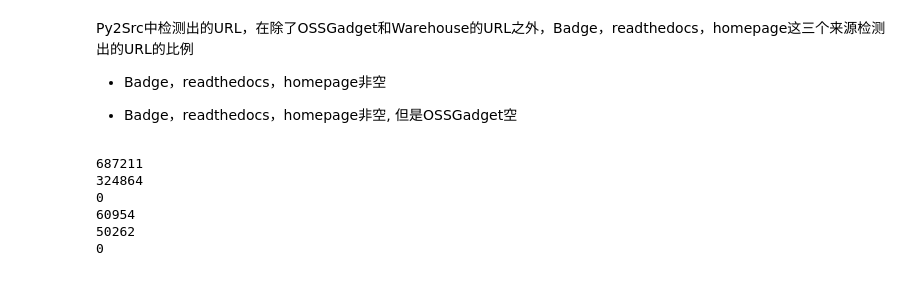
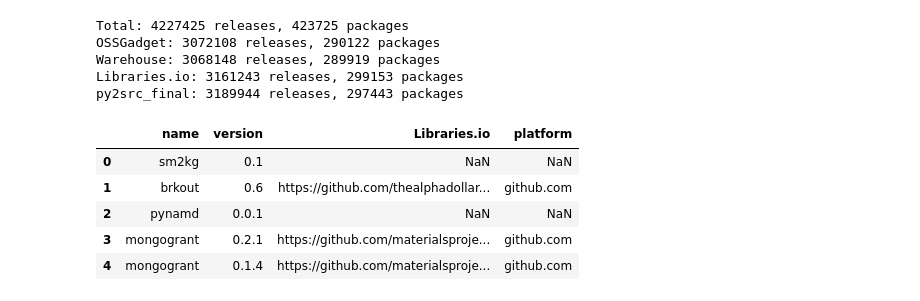
Before and after one commit to gaokai320/PyRadar, a Jupyter notebook: baseline_analysis.ipynb, the cells around one changed output. Cells and saved outputs as stored; diff of their text form; code cells hidden in the pictures.

```diff
--- a/baseline_analysis.ipynb
+++ b/baseline_analysis.ipynb
@@ -177,35 +19,33 @@ plt.show()
-# %% [markdown]
-Py2Src中检测出的URL，在除了OSSGadget和Warehouse的URL之外，Badge，readthedocs，homepage这三个来源检测出的URL的比例
-
-- Badge，readthedocs，homepage非空
-
-- Badge，readthedocs，homepage非空, 但是OSSGadget空
-# %%
-docs = col.find()
-
-set_badge = set()
-set_readthedocs = set()
-set_homepage = set()
-
-for doc in docs:
-    if isinstance(doc["py2src.badge"], str):
-        set_badge.add(str(doc["_id"]))
-    if isinstance(doc["py2src.readthedocs"], str):
-        set_readthedocs.add(str(doc["_id"]))
-    if isinstance(doc["py2src.homepage"], str):
-        set_homepage.add(str(doc["_id"]))
-
-print(len(set_badge))
-print(len(set_readthedocs))
-print(len(set_homepage))
-
-print(len(set_badge - set_OSSGadget))
-print(len(set_readthedocs - set_OSSGadget))
-print(len(set_homepage - set_OSSGadget))
-# %% [output]
-687211
-324864
-0
-60954
-50262
-0
+# %%
+print(
+    f"Total: {len(baseline_results)} releases, {len(baseline_results['name'].unique())} packages"
+)
+for column in ["OSSGadget", "Warehouse", "Libraries.io", "py2src_final"]:
+    releases = baseline_results[baseline_results[column].notna()][
+        ["name", "version", column]
+    ]
+    num_packages = len(releases["name"].unique())
+    print(f"{column}: {len(releases)} releases, {num_packages} packages")
+# %% [output]
+Total: 4227425 releases, 423725 packages
+OSSGadget: 3072108 releases, 290122 packages
+Warehouse: 3068148 releases, 289919 packages
+Libraries.io: 3161243 releases, 299153 packages
+py2src_final: 3189944 releases, 297443 packages
+# %%
+librariesio_results = baseline_results[["name", "version", "Libraries.io"]].copy()
+librariesio_results.loc[
+    librariesio_results["Libraries.io"].notna(), "platform"
+] = librariesio_results[librariesio_results["Libraries.io"].notna()][
+    "Libraries.io"
+].apply(
+    lambda x: x.split("/")[2]
+)
+librariesio_results.head()
+# %% [output]
+|  | name | version | Libraries.io | platform |
+| 0 | sm2kg | 0.1 | NaN | NaN |
+| 1 | brkout | 0.6 | https://github.com/thealphadollar... | github.com |
+| 2 | pynamd | 0.0.1 | NaN | NaN |
+| 3 | mongogrant | 0.2.1 | https://github.com/materialsproje... | github.com |
+| 4 | mongogrant | 0.1.4 | https://github.com/materialsproje... | github.com |
```
Also changed, not shown: parts of 22 cells of this notebook, 1 other file.
